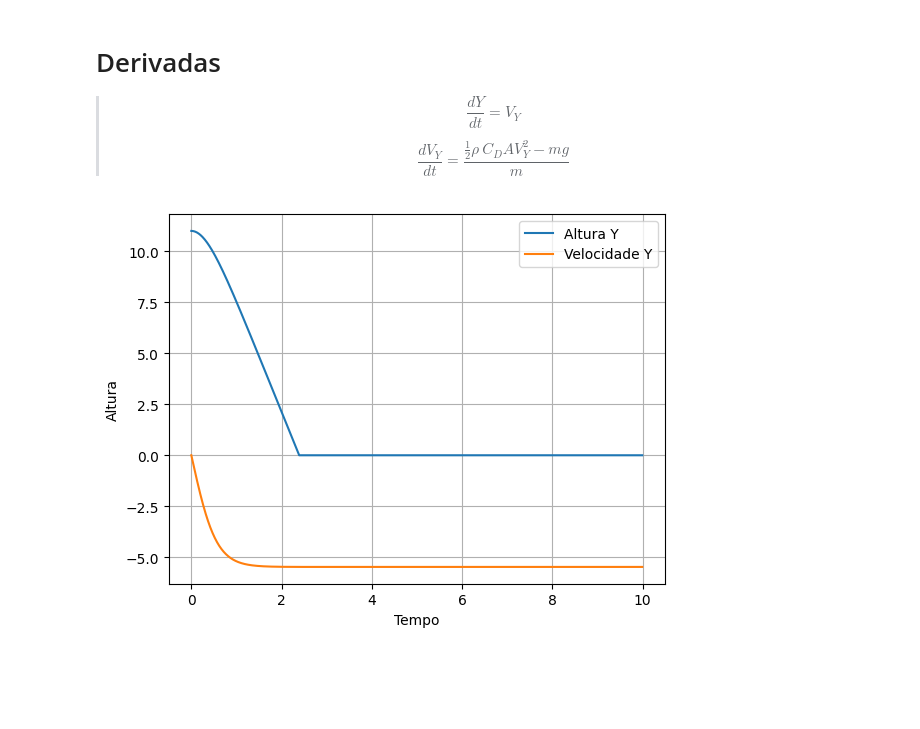
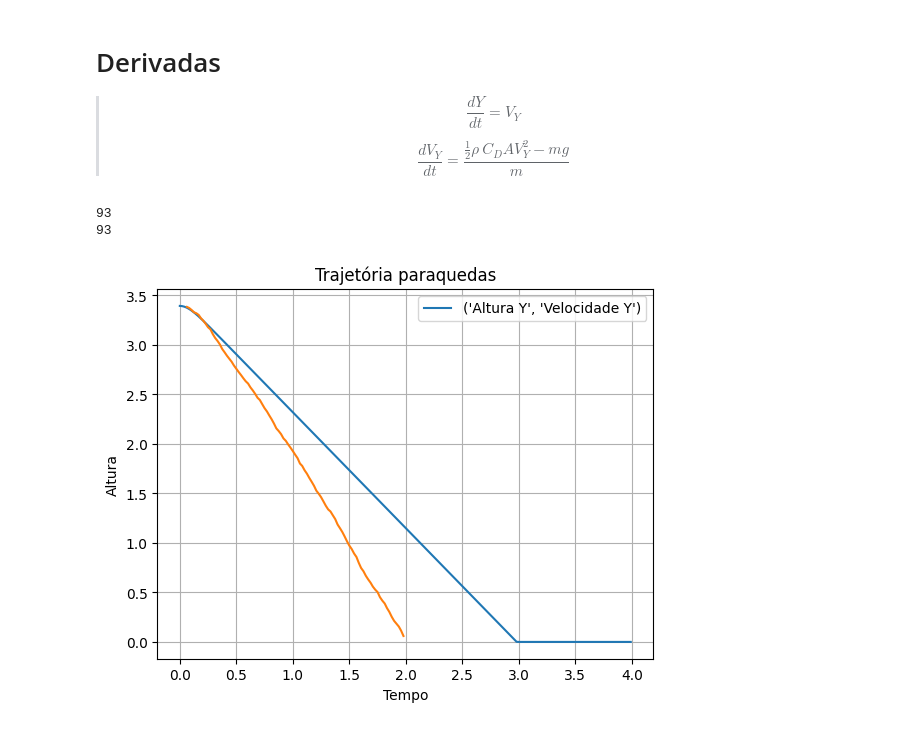
Before and after one commit to YamanduGermano/modsim-projeto3, a Jupyter notebook: projeto3.ipynb, the cells around one changed output. Drawn from its saved outputs; the diff is of its cells as text; code cells hidden in the pictures; blank space fills up the shorter version.

```diff
--- a/projeto3.ipynb
+++ b/projeto3.ipynb
@@ -12,32 +13,55 @@ from math import pi
 # %%
-rho = 1.19799  # kg/m³
-cd = 1.75
+rho = 1.19799  # densidade do ar(kg/m³)
+cd = 1.5
 A = pi * (45e-2/2)**2  # m³
-m = .5  # kg
-g = 10  # m/s²
+m = .020  # kg
+g = 9.8  # m/s²
 
-t0s = [11,0]
+y0 = 3.394
+vy0 = 0
+t0s = [y0, vy0]
 dt = 1e-2
-tf = 10
+tf = 4
 tempo = arange(0,tf,dt)
 # %%
 def modelo(dts,t):
     y = dts[0]
     vy = dts[1]
 
+    peso = m * g
+    drag = (1/2)* A * rho * vy**2 * cd
+
     dydt = vy
-    dvydt = (1/2 * rho * cd * A * vy**2 - m * g) / m
-    if y < 0:
+    dvydt = (drag/m) - (peso/m)
+    if y <= 0:
         dydt = 0
         dvydt = 0
+
     return [dydt,dvydt]
 # %%
-lista_y = odeint(modelo,t0s,tempo)
+mod = odeint(modelo,t0s,tempo)
+lista_y = mod[:,0]
+listavy = mod[:,1]
 plt.plot(tempo,lista_y,label=('Altura Y','Velocidade Y'))
 plt.grid()
 plt.xlabel('Tempo')
 plt.ylabel('Altura')
 plt.legend()
+
+colunas = ['t', 'y', 'vy']
+data = pandas.read_csv('paraslow2.csv',names =colunas)
+
+
+data = data.dropna()
+te = data.t.tolist() #transforma o data em uma lista
+ye = data.y.tolist()
+vye = data.vy.tolist()
+print(len(te))
+print(len(ye))
+plt.title("Trajetória paraquedas")
+plt.plot(te,ye)
 plt.show()
 # %% [output]
+93
+93
-[figure, old version]
+[figure, new version]
```
Also changed, not shown: parts of 1 cell of this notebook, 1 other file.
